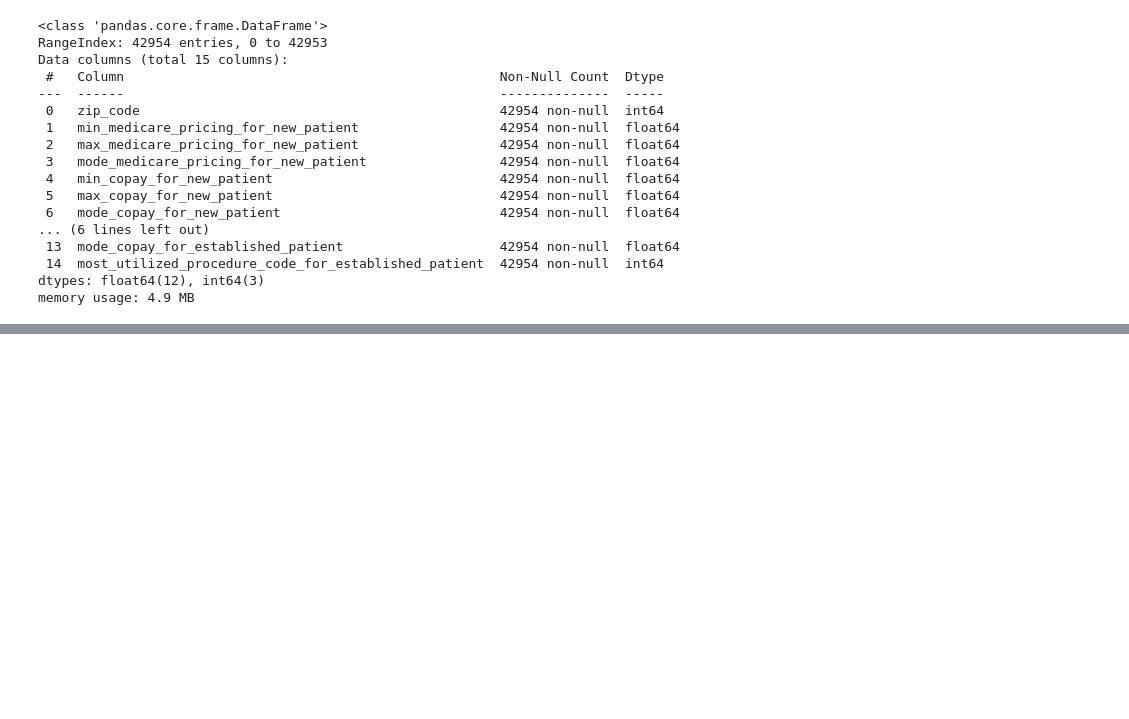
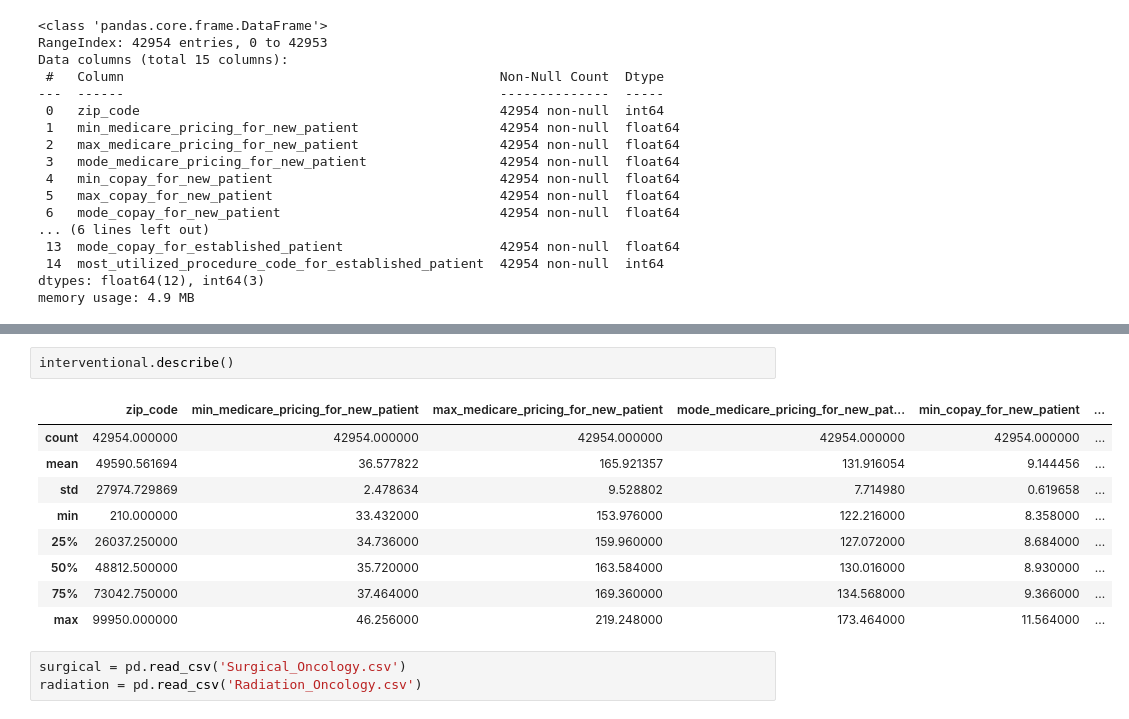
Before and after one commit to HeyThatsViv/stats-practice, a Jupyter notebook: Medicare and medicaid project.ipynb, the cells around one changed output, grey strips where cells are left out. Cells and saved outputs as stored; diff of their text form; blank space fills up the shorter version.

```diff
--- a/Medicare and medicaid project.ipynb
+++ b/Medicare and medicaid project.ipynb
@@ -66,0 +109,15 @@ memory usage: 4.9 MB
+# %%
+interventional.describe()
+# %% [output]
+|  | zip_code | min_medicare_pricing_for_new_patient | max_medicare_pricing_for_new_patient | mode_medicare_pricing_for_new_pat... | min_copay_for_new_patient | ... |
+| count | 42954.000000 | 42954.000000 | 42954.000000 | 42954.000000 | 42954.000000 | ... |
+| mean | 49590.561694 | 36.577822 | 165.921357 | 131.916054 | 9.144456 | ... |
+| std | 27974.729869 | 2.478634 | 9.528802 | 7.714980 | 0.619658 | ... |
+| min | 210.000000 | 33.432000 | 153.976000 | 122.216000 | 8.358000 | ... |
+| 25% | 26037.250000 | 34.736000 | 159.960000 | 127.072000 | 8.684000 | ... |
+| 50% | 48812.500000 | 35.720000 | 163.584000 | 130.016000 | 8.930000 | ... |
+| 75% | 73042.750000 | 37.464000 | 169.360000 | 134.568000 | 9.366000 | ... |
+| max | 99950.000000 | 46.256000 | 219.248000 | 173.464000 | 11.564000 | ... |
+# %%
+surgical = pd.read_csv('Surgical_Oncology.csv')
+radiation = pd.read_csv('Radiation_Oncology.csv')
```
Also changed, not shown: parts of 6 cells of this notebook, 2 other files.
